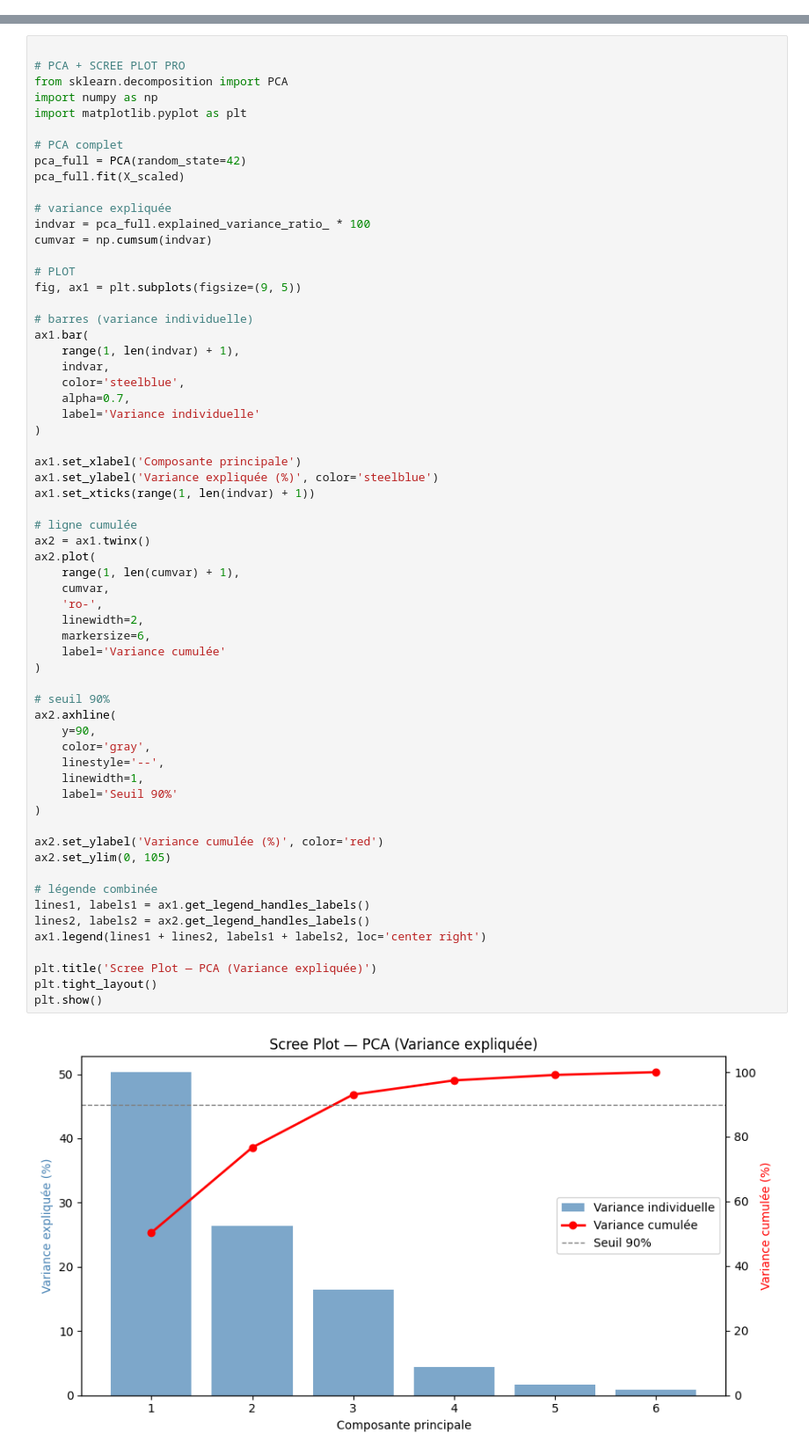
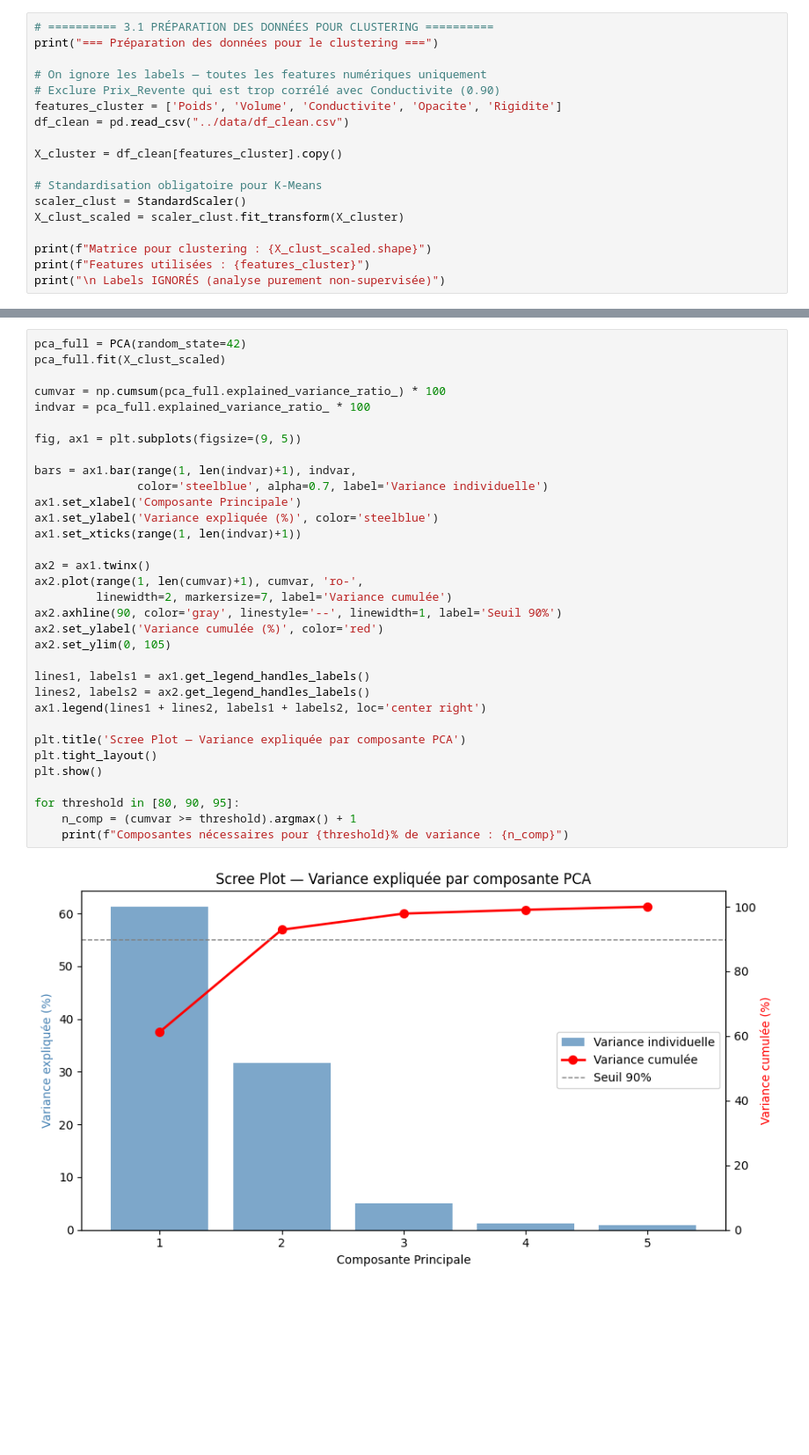
Before and after one commit to baccarifarah/eco-smart-classifier, a Jupyter notebook: src/clustering/clustering.ipynb, the cells around one changed output, grey strips where cells are left out. Shown at 88% size. Saved outputs shown, nothing was run; the diff lists cells and outputs as text; blank space fills up the shorter version.

Commit message:
Corrections clustering

```diff
--- a/src/clustering/clustering.ipynb
+++ b/src/clustering/clustering.ipynb
@@ -109,0 +35,18 @@ Name: count, dtype: int64
+# %%
+# ========== 3.1 PRÉPARATION DES DONNÉES POUR CLUSTERING ==========
+print("=== Préparation des données pour le clustering ===")
+
+# On ignore les labels — toutes les features numériques uniquement
+# Exclure Prix_Revente qui est trop corrélé avec Conductivite (0.90)
+features_cluster = ['Poids', 'Volume', 'Conductivite', 'Opacite', 'Rigidite']
+df_clean = pd.read_csv("../data/df_clean.csv")
+
+X_cluster = df_clean[features_cluster].copy()
+
+# Standardisation obligatoire pour K-Means
+scaler_clust = StandardScaler()
+X_clust_scaled = scaler_clust.fit_transform(X_cluster)
+
+print(f"Matrice pour clustering : {X_clust_scaled.shape}")
+print(f"Features utilisées : {features_cluster}")
+print("\n Labels IGNORÉS (analyse purement non-supervisée)")
@@ -142,64 +297,35 @@ plt.show()
 # %%
+pca_full = PCA(random_state=42)
+pca_full.fit(X_clust_scaled)
 
-# PCA + SCREE PLOT PRO
-from sklearn.decomposition import PCA
-import numpy as np
-import matplotlib.pyplot as plt
+cumvar = np.cumsum(pca_full.explained_variance_ratio_) * 100
+indvar = pca_full.explained_variance_ratio_ * 100
 
-# PCA complet
-pca_full = PCA(random_state=42)
-pca_full.fit(X_scaled)
-
-# variance expliquée
-indvar = pca_full.explained_variance_ratio_ * 100
-cumvar = np.cumsum(indvar)
-
-# PLOT
 fig, ax1 = plt.subplots(figsize=(9, 5))
 
-# barres (variance individuelle)
-ax1.bar(
-    range(1, len(indvar) + 1),
-    indvar,
-    color='steelblue',
-    alpha=0.7,
-    label='Variance individuelle'
-)
+bars = ax1.bar(range(1, len(indvar)+1), indvar,
+               color='steelblue', alpha=0.7, label='Variance individuelle')
+ax1.set_xlabel('Composante Principale')
+ax1.set_ylabel('Variance expliquée (%)', color='steelblue')
+ax1.set_xticks(range(1, len(indvar)+1))
 
-ax1.set_xlabel('Composante principale')
-ax1.set_ylabel('Variance expliquée (%)', color='steelblue')
-ax1.set_xticks(range(1, len(indvar) + 1))
-
-# ligne cumulée
 ax2 = ax1.twinx()
-ax2.plot(
-    range(1, len(cumvar) + 1),
-    cumvar,
-    'ro-',
-    linewidth=2,
-    markersize=6,
-    label='Variance cumulée'
-)
-
-# seuil 90%
-ax2.axhline(
-    y=90,
-    color='gray',
-    linestyle='--',
-    linewidth=1,
-    label='Seuil 90%'
-)
-
+ax2.plot(range(1, len(cumvar)+1), cumvar, 'ro-',
+         linewidth=2, markersize=7, label='Variance cumulée')
+ax2.axhline(90, color='gray', linestyle='--', linewidth=1, label='Seuil 90%')
 ax2.set_ylabel('Variance cumulée (%)', color='red')
 ax2.set_ylim(0, 105)
 
-# légende combinée
 lines1, labels1 = ax1.get_legend_handles_labels()
 lines2, labels2 = ax2.get_legend_handles_labels()
 ax1.legend(lines1 + lines2, labels1 + labels2, loc='center right')
 
-plt.title('Scree Plot — PCA (Variance expliquée)')
+plt.title('Scree Plot — Variance expliquée par composante PCA')
 plt.tight_layout()
 plt.show()
+
+for threshold in [80, 90, 95]:
+    n_comp = (cumvar >= threshold).argmax() + 1
+    print(f"Composantes nécessaires pour {threshold}% de variance : {n_comp}")
 # %% [output]
-[figure, old version]
+[figure, new version]
```
Also changed, not shown: parts of 29 cells of this notebook, 5 other files.
